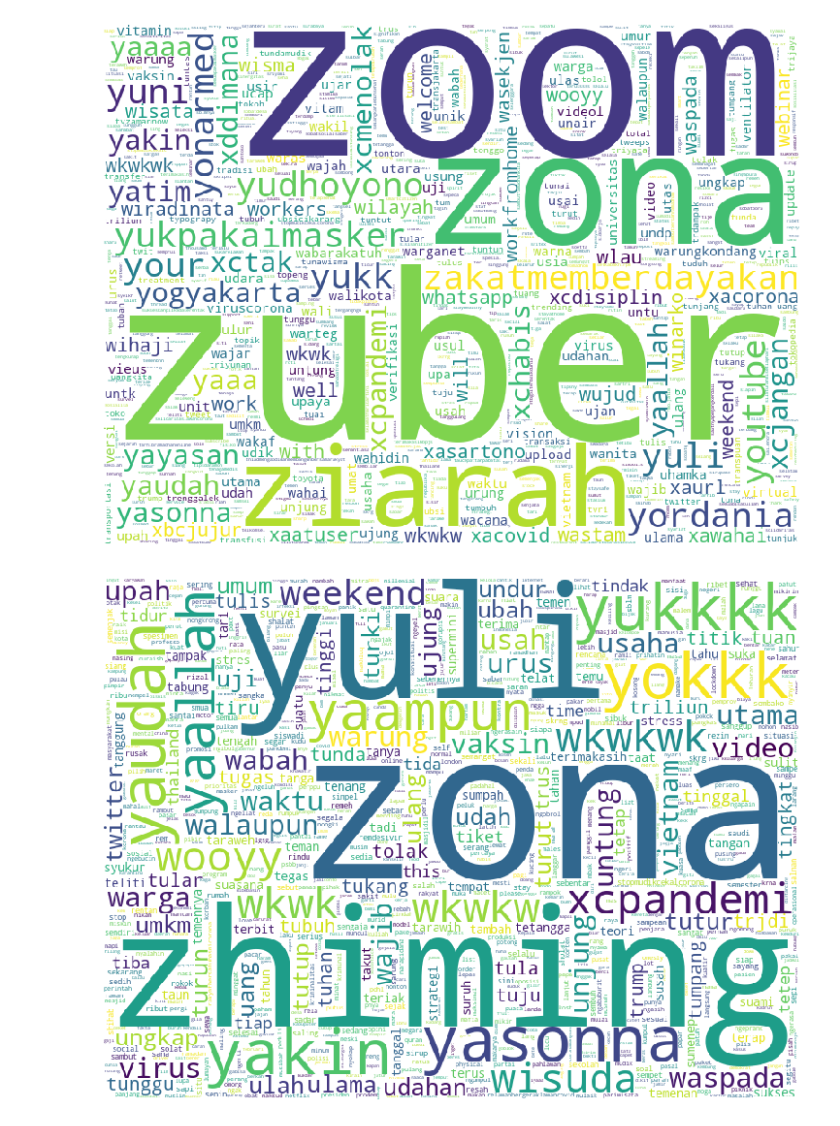
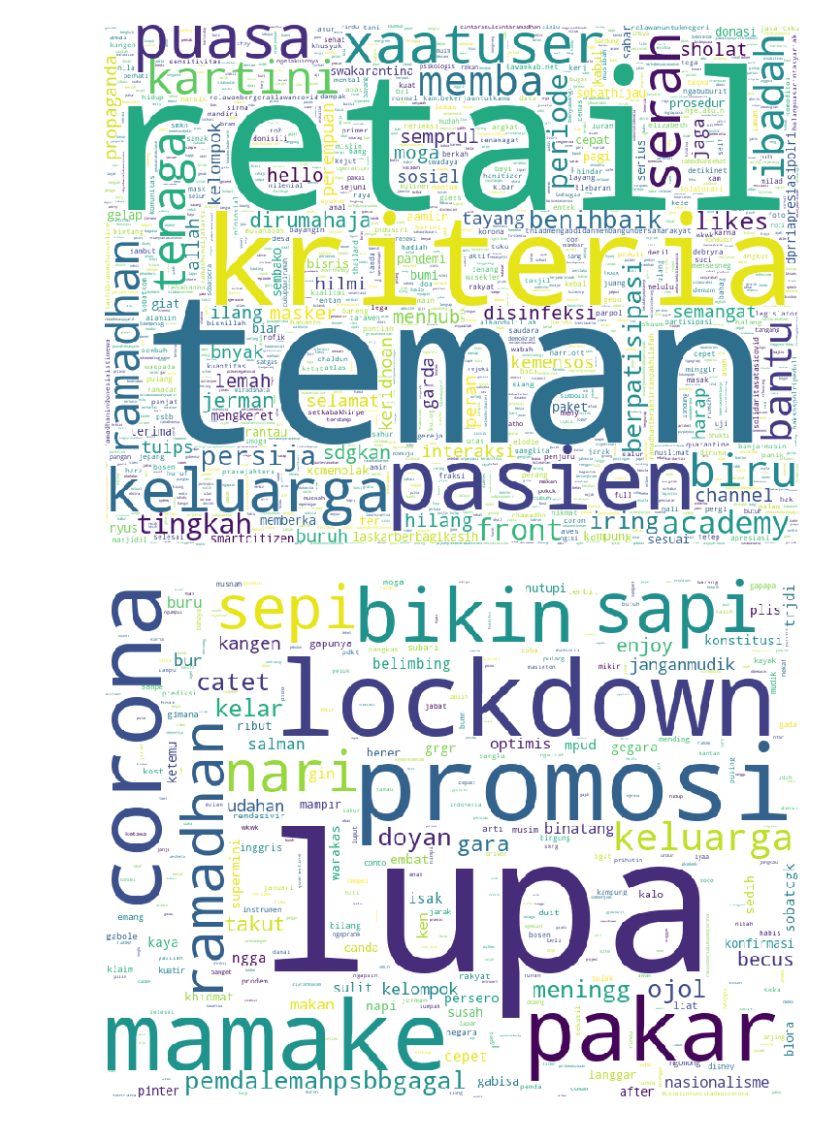
Before and after one commit to Hyuto/Analisis-Sentimen-Corona-DKI-Jakarta, a Jupyter notebook: Kodingan_WordCloud.ipynb, the cells around one changed output. Cells and saved outputs as stored; diff of their text form; code cells hidden in the pictures.

```diff
--- a/Kodingan_WordCloud.ipynb
+++ b/Kodingan_WordCloud.ipynb
@@ -86,15 +36,48 @@ pickle.dump(word_tfidfp, open("sentiment_word_tfidf_p.pickle", "wb"))
+# %%
+# Temp
+top_positif = {}
+top_negatif = {}
+k_positif = []
+k_negatif = []
+# %%
+# Mencari Kata positif & Kata positif Dengan Bobot tertinggi
+for i in range(positif.shape[0]):
+    row = positif.getrow(i).toarray()[0]
+    max_ = max(row)
+    for j in range(len(row)):
+        if row[j] > 0:
+            if nama_fitur[j] not in k_positif :
+                k_positif.append(nama_fitur[j])
+            if row[j] == max_:
+                if nama_fitur[j] in top_positif :
+                    top_positif[nama_fitur[j]] += 1
+                else :
+                    top_positif[nama_fitur[j]] = 1
+# %%
+# Mencari Kata negatif & Kata negatif Dengan Bobot tertinggi
+for i in range(negatif.shape[0]):
+    row = negatif.getrow(i).toarray()[0]
+    max_= max(row)
+    for j in range(len(row)):
+        if row[j] > 0:
+            if nama_fitur[j] not in k_negatif :
+                k_negatif.append(nama_fitur[j])
+            if row[j] == max_:
+                if nama_fitur[j] in top_negatif :
+                    top_negatif[nama_fitur[j]] += 1
+                else :
+                    top_negatif[nama_fitur[j]] = 1
 # %%
-# Vocabulary Dictionary Positif
-positif = vectorizer_tfidf.vocabulary_
-positif = {k: v for k, v in sorted(positif.items(), key=lambda item: item[1])}
-positif = dict((k, v) for k, v in positif.items() if v >= 1500)
+# Sorting
+top_positif = {k: v for k, v in sorted(top_positif.items(), key=lambda item: item[1],reverse=True)}
+top_negatif = {k: v for k, v in sorted(top_negatif.items(), key=lambda item: item[1],reverse=True)}
 # %%
 # WordCloud kata dengan bobot terbesar Positif
-w = WordCloud(width=800,height=600,mode='RGBA',stopwords=my_stop_words,background_color='white',max_words=2000).fit_words(positif)
+w = WordCloud(width=800,height=600,mode='RGBA',stopwords=my_stop_words,background_color='white',max_words=2000).fit_words(top_positif)
 plt.figure(figsize = (10, 10), facecolor = None)
 plt.imshow(w)
 plt.axis("off")
 plt.tight_layout(pad = 0)
 plt.show()
 # %% [output]
-[figure, old version]
+[figure, new version]
@@ -117,10 +84,10 @@ negatif = dict((k, v) for k, v in negatif.items() if v >= 100)
 # %%
 # WordCloud kata dengan bobot terbesar Negatif
-w = WordCloud(width=800,height=600,mode='RGBA',stopwords=my_stop_words,background_color='white',max_words=2000).fit_words(negatif)
+w = WordCloud(width=800,height=600,mode='RGBA',stopwords=my_stop_words,background_color='white',max_words=2000).fit_words(top_negatif)
 plt.figure(figsize = (10, 10), facecolor = None)
 plt.imshow(w)
 plt.axis("off")
 plt.tight_layout(pad = 0)
 plt.show()
 # %% [output]
-[figure, old version]
+[figure, new version]
```
Also changed, not shown: parts of 21 cells of this notebook, 9 other files.
